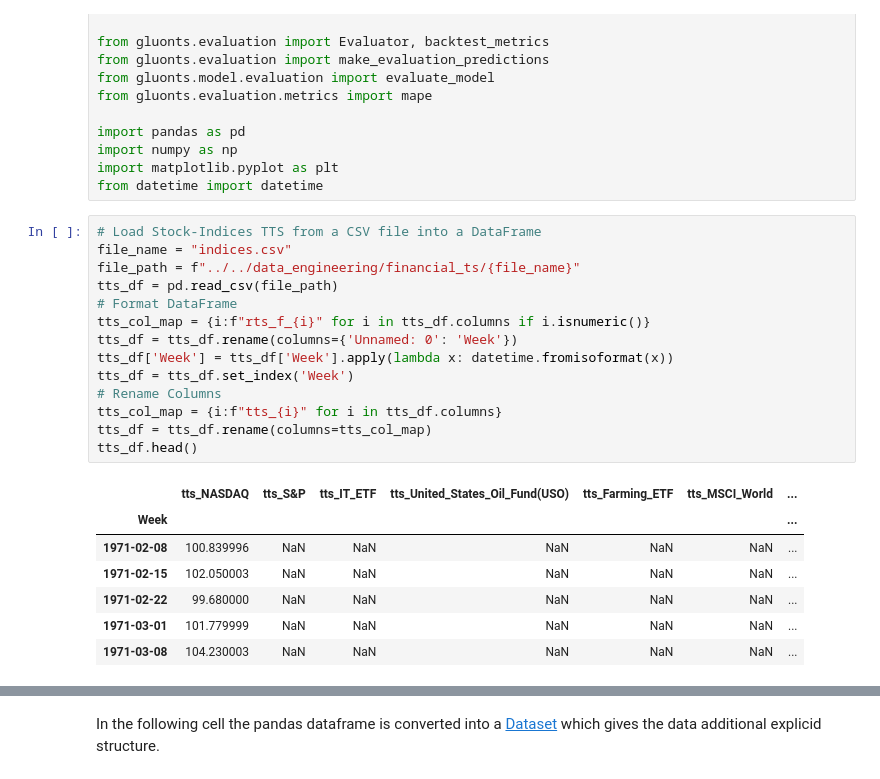
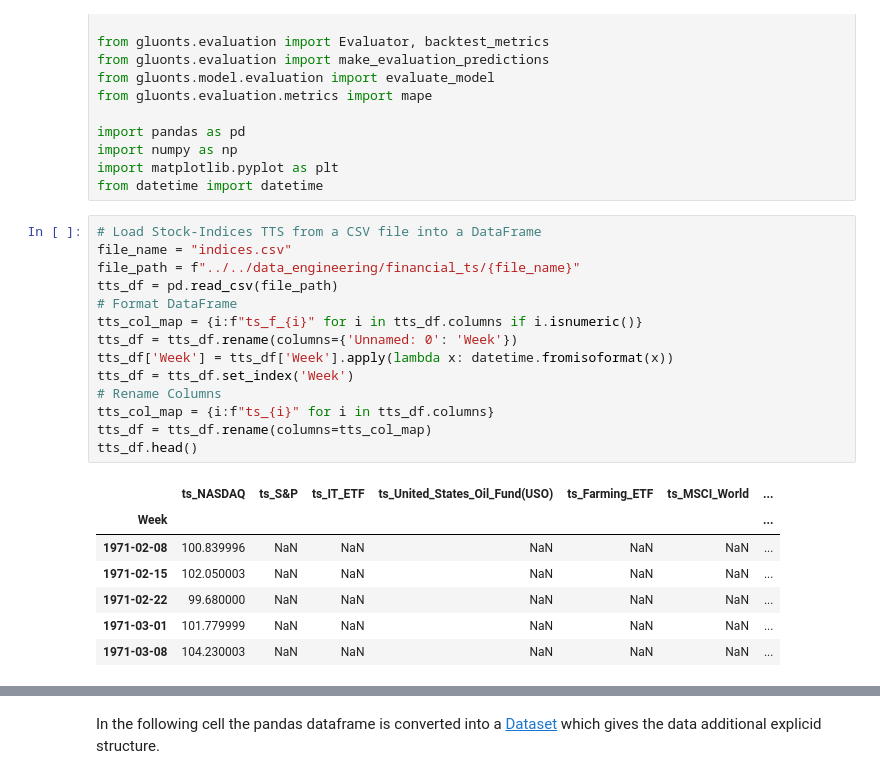
Before and after one commit to jhb300/project_submission_hai_performer, a Jupyter notebook: modelling/exploration/forecast_exploration_notebook_1.ipynb, the cells around one changed output, grey strips where cells are left out. Saved outputs shown, nothing was run; the diff lists cells and outputs as text.

```diff
--- a/modelling/exploration/forecast_exploration_notebook_1.ipynb
+++ b/modelling/exploration/forecast_exploration_notebook_1.ipynb
@@ -24,19 +24,19 @@ from datetime import datetime
 # %%
 # Load Stock-Indices TTS from a CSV file into a DataFrame
 file_name = "indices.csv"
 file_path = f"../../data_engineering/financial_ts/{file_name}"
 tts_df = pd.read_csv(file_path)
 # Format DataFrame
-tts_col_map = {i:f"rts_f_{i}" for i in tts_df.columns if i.isnumeric()}
+tts_col_map = {i:f"ts_f_{i}" for i in tts_df.columns if i.isnumeric()}
 tts_df = tts_df.rename(columns={'Unnamed: 0': 'Week'})
 tts_df['Week'] = tts_df['Week'].apply(lambda x: datetime.fromisoformat(x))
 tts_df = tts_df.set_index('Week')
 # Rename Columns
-tts_col_map = {i:f"tts_{i}" for i in tts_df.columns}
+tts_col_map = {i:f"ts_{i}" for i in tts_df.columns}
 tts_df = tts_df.rename(columns=tts_col_map)
 tts_df.head()
 # %% [output]
-|  | tts_NASDAQ | tts_S&P | tts_IT_ETF | tts_United_States_Oil_Fund(USO) | tts_Farming_ETF | tts_MSCI_World | ... |
+|  | ts_NASDAQ | ts_S&P | ts_IT_ETF | ts_United_States_Oil_Fund(USO) | ts_Farming_ETF | ts_MSCI_World | ... |
 | Week |  |  |  |  |  |  | ... |
 | 1971-02-08 | 100.839996 | NaN | NaN | NaN | NaN | NaN | ... |
 | 1971-02-15 | 102.050003 | NaN | NaN | NaN | NaN | NaN | ... |
```
Also changed, not shown: parts of 4 cells of this notebook, 1 other file.
